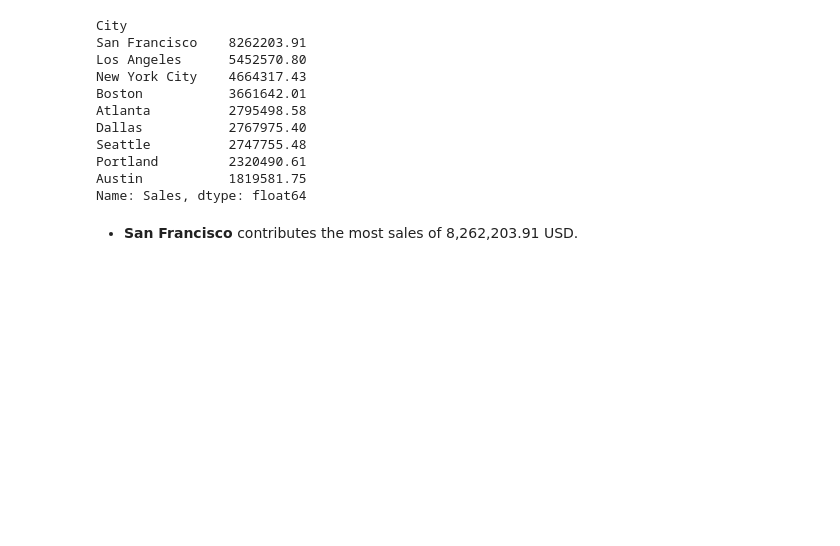
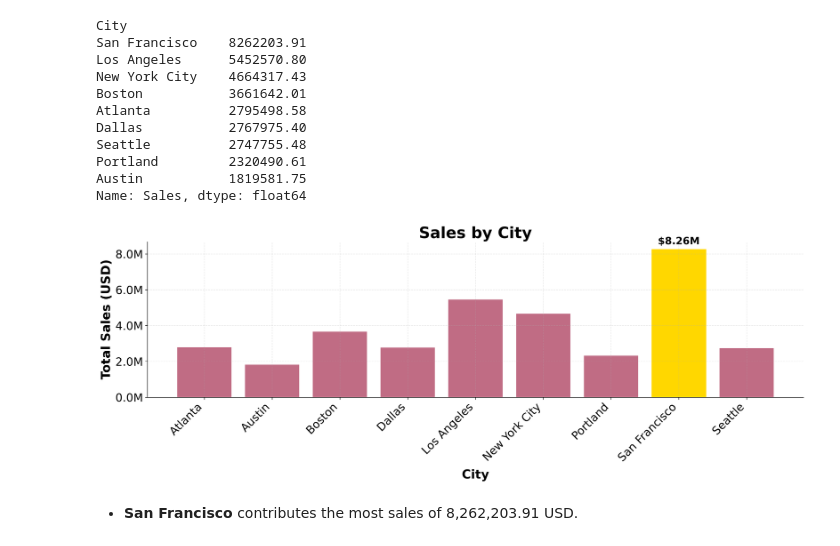
Before and after one commit to Ivy219/2026-Phase-2-Data-Science-IvyTANG, a Jupyter notebook: Part3/part3_submission.ipynb, the cells around one changed output. Saved outputs shown, nothing was run; the diff lists cells and outputs as text; code cells hidden in the pictures; blank space fills up the shorter version.

```diff
--- a/Part3/part3_submission.ipynb
+++ b/Part3/part3_submission.ipynb
@@ -321,6 +364,47 @@ Seattle          2747755.48
 Portland         2320490.61
 Austin           1819581.75
 Name: Sales, dtype: float64
+# %%
+# Visualise with bar chart
+plt.figure()
+
+ax = plt.gca()
+ax.yaxis.set_major_formatter(
+    FuncFormatter(lambda x, pos: f"{x/1e6:.1f}M")
+)
+bars = plt.bar(
+    city_sales .index.astype(str),
+    city_sales.values,
+    color=SECONDARY,
+    linewidth=0.8
+)
+
+plt.title("Sales by City")
+plt.xlabel("City")
+plt.xticks(rotation=45, ha="right")
+plt.ylabel("Total Sales (USD)")
+
+# Highlight the highest city
+max_label = city_sales.idxmax()
+max_pos = city_sales.index.get_loc(max_label)
+
+bars[max_pos].set_color("gold")
+
+plt.annotate(
+    f"${max_value/1e6:.2f}M",
+    xy=(max_pos, max_value),
+    xytext=(0, 8),
+    textcoords="offset points",
+    ha="center",
+    fontsize=16,
+    fontweight="bold"
+)
+
+plt.tight_layout()
+plt.savefig("Figures/Figure3_SalesByCity.png", dpi=300, bbox_inches="tight")
+plt.show()
+# %% [output]
+[figure, added]
 # %% [markdown]
 * **San Francisco** contributes the most sales of 8,262,203.91 USD.
 # %% [markdown]
```
Also changed, not shown: parts of 7 cells of this notebook, 6 other files.
